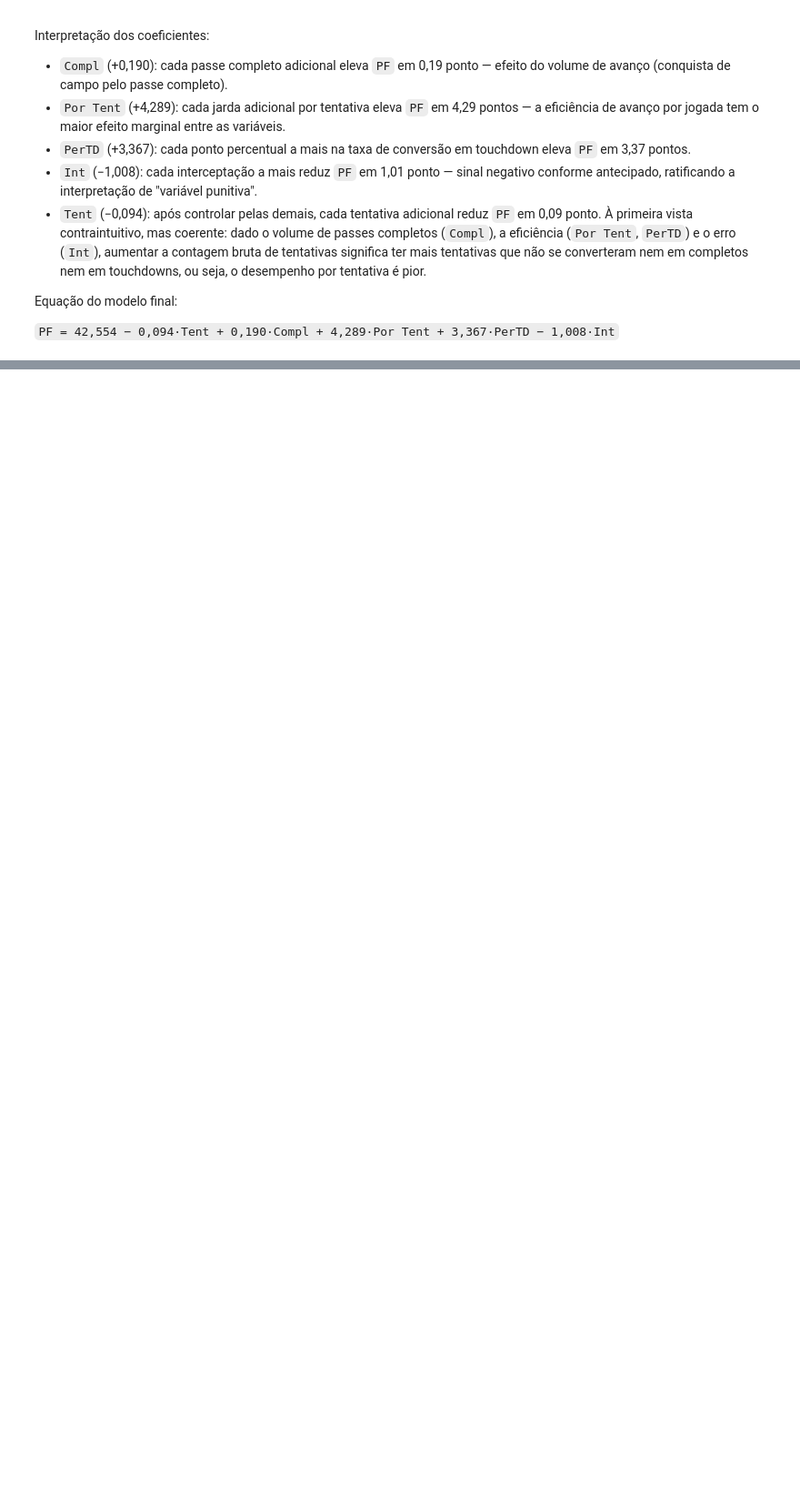
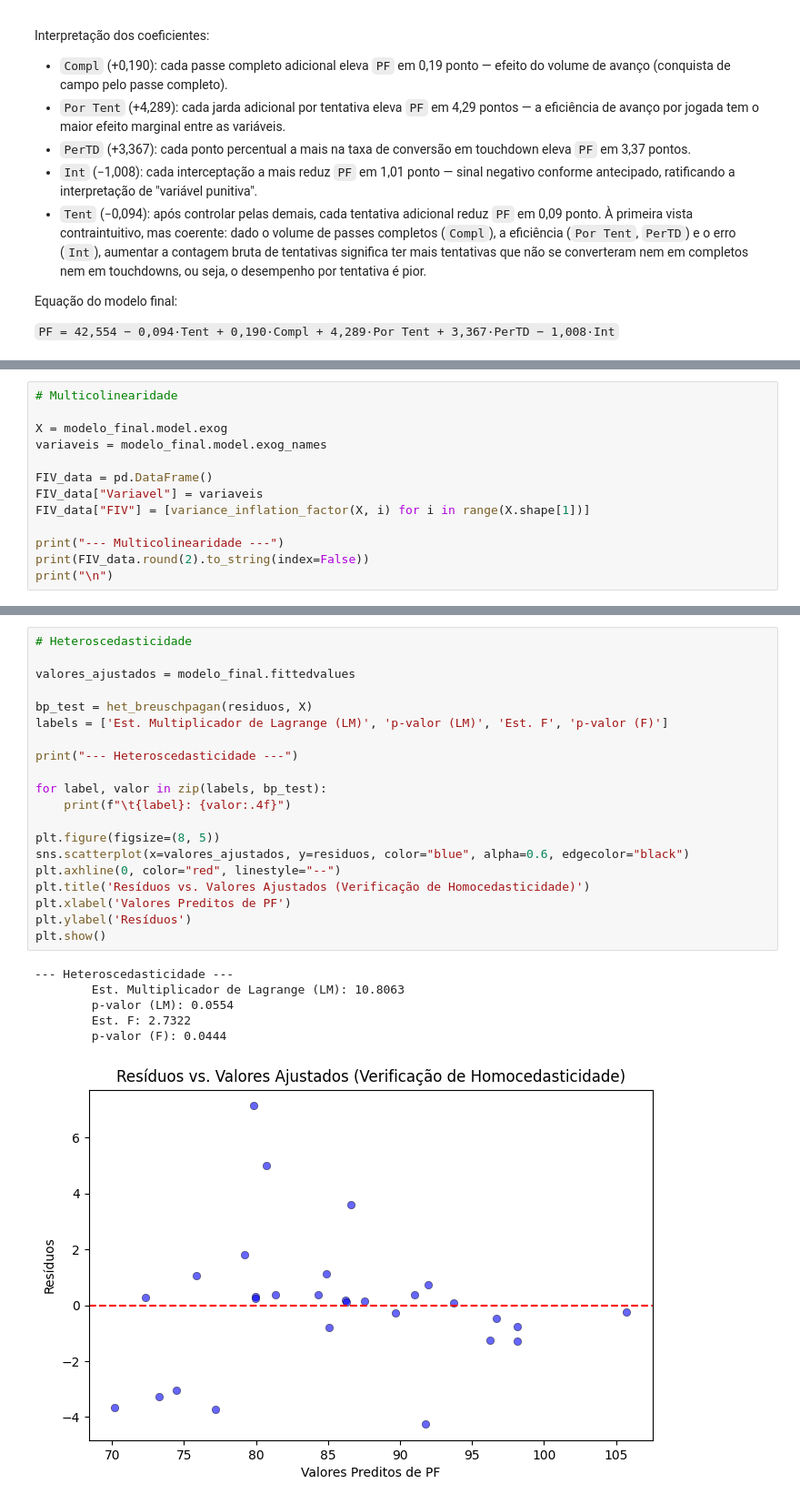
Before and after one commit to LuigiZanon/LNF-analises, a Jupyter notebook: analise.ipynb, the cells around one changed output, grey strips where cells are left out. Shown at 91% size. Saved outputs shown, nothing was run; the diff lists cells and outputs as text; blank space fills up the shorter version.

```diff
--- a/analise.ipynb
+++ b/analise.ipynb
@@ -285,0 +347,13 @@ Equação do modelo final:
+# %%
+# Multicolinearidade
+
+X = modelo_final.model.exog
+variaveis = modelo_final.model.exog_names
+
+FIV_data = pd.DataFrame()
+FIV_data["Variavel"] = variaveis
+FIV_data["FIV"] = [variance_inflation_factor(X, i) for i in range(X.shape[1])]
+
+print("--- Multicolinearidade ---")
+print(FIV_data.round(2).to_string(index=False))
+print("\n")
@@ -285,0 +375,27 @@ Equação do modelo final:
+# %%
+# Heteroscedasticidade
+
+valores_ajustados = modelo_final.fittedvalues
+
+bp_test = het_breuschpagan(residuos, X)
+labels = ['Est. Multiplicador de Lagrange (LM)', 'p-valor (LM)', 'Est. F', 'p-valor (F)']
+
+print("--- Heteroscedasticidade ---")
+
+for label, valor in zip(labels, bp_test):
+    print(f"\t{label}: {valor:.4f}")
+
+plt.figure(figsize=(8, 5))
+sns.scatterplot(x=valores_ajustados, y=residuos, color="blue", alpha=0.6, edgecolor="black")
+plt.axhline(0, color="red", linestyle="--")
+plt.title('Resíduos vs. Valores Ajustados (Verificação de Homocedasticidade)')
+plt.xlabel('Valores Preditos de PF')
+plt.ylabel('Resíduos')
+plt.show()
+# %% [output]
+--- Heteroscedasticidade ---
+        Est. Multiplicador de Lagrange (LM): 10.8063
+        p-valor (LM): 0.0554
+        Est. F: 2.7322
+        p-valor (F): 0.0444
+[figure, added]
```
Also changed, not shown: parts of 11 cells of this notebook, 1 other file.
